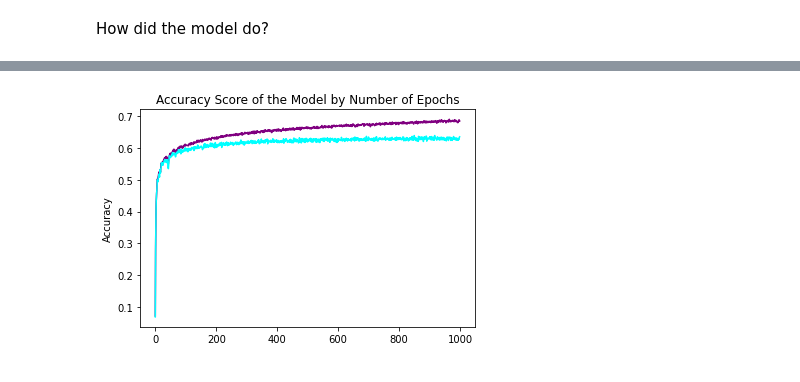
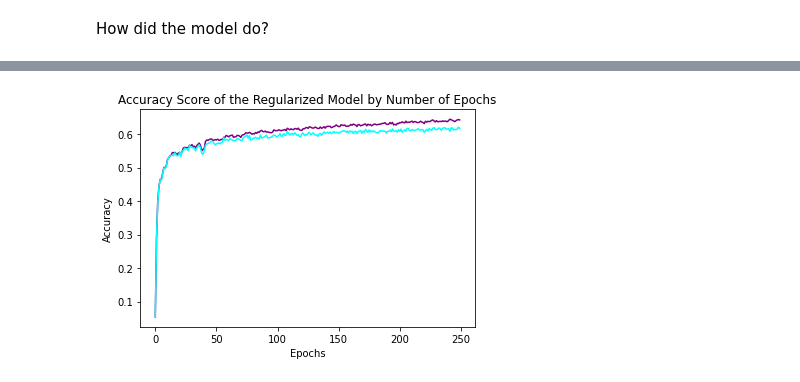
Before and after one commit to mbermont/Spotify_Project, a Jupyter notebook: code/modeling.ipynb, the cells around one changed output, grey strips where cells are left out. Drawn from its saved outputs; the diff is of its cells as text; code cells hidden in the pictures.

```diff
--- a/code/modeling.ipynb
+++ b/code/modeling.ipynb
@@ -93,10 +98,10 @@ class MultiClassModel(nn.Module):
     def __init__(self):
         super().__init__()
         self.h1 = nn.Linear(nodes, 32)
-        self.h2 = nn.Linear(32, 32)
-        self.h3 = nn.Linear(32, 32)
-        self.h4 = nn.Linear(32, 64)
-        self.h5 = nn.Linear(64, 64)
+        self.h2 = nn.Linear(32, 64)
+        self.h3 = nn.Linear(64, 128)
+        self.h4 = nn.Linear(128, 128)
+        self.h5 = nn.Linear(128, 64)
         self.h6 = nn.Linear(64, 64)
         self.out = nn.Linear(64, 15)
 
@@ -116,7 +121,7 @@ loss_fn = nn.CrossEntropyLoss()
 # %% [markdown]
 Create `torch.optim.Adam()` optimizer.
 # %%
-optimizer = torch.optim.Adam(model.parameters(), lr=.001)
+optimizer = torch.optim.Adam(model.parameters(), lr=.01)
 # %%
 train_loss = []
 testing_loss = []
@@ -125,7 +130,7 @@ test_accuracy = []
 batch_size = 256
 training_size = X.shape[0]
 count = 0
-epochs = 85
+epochs = 1000
 for epoch in range(epochs):
     with torch.no_grad():
         test_pred = model(X_test_t)
@@ -153,6 +158,7 @@ for epoch in range(epochs):
 
         # step
         optimizer.step()
+    count += 1
     if count % (epochs//10) == 0:
         print(f'Model is {(count/epochs) * 100}% done.')
 # %% [markdown]
@@ -223,7 +233,7 @@ test_accuracy_d = []
 batch_size = 4096
 training_size = X.shape[0]
 count = 0
-epochs = 1000
+epochs = 250
 for epoch in range(epochs):
     with torch.no_grad():
         test_pred = model_drop(X_test_t)
@@ -286,8 +300,9 @@ plt.plot(testing_loss_d, color= 'blue')
 # %%
 plt.plot(train_accuracy_d, color= 'purple')
 plt.plot(test_accuracy_d, color= 'cyan')
-plt.title('Accuracy Score of the Model by Number of Epochs')
+plt.title('Accuracy Score of the Regularized Model by Number of Epochs')
 plt.ylabel('Accuracy')
-plt.savefig('../imgs/accuracy_model_after_reg.png', dpi= 400)
+plt.xlabel('Epochs')
+plt.savefig('../imgs/accuracy_model_after_reg.png', dpi= 400, bbox_inches= 'tight')
 # %% [output]
-[figure, old version]
+[figure, new version]
```
Also changed, not shown: parts of 20 cells of this notebook, 7 other files.
